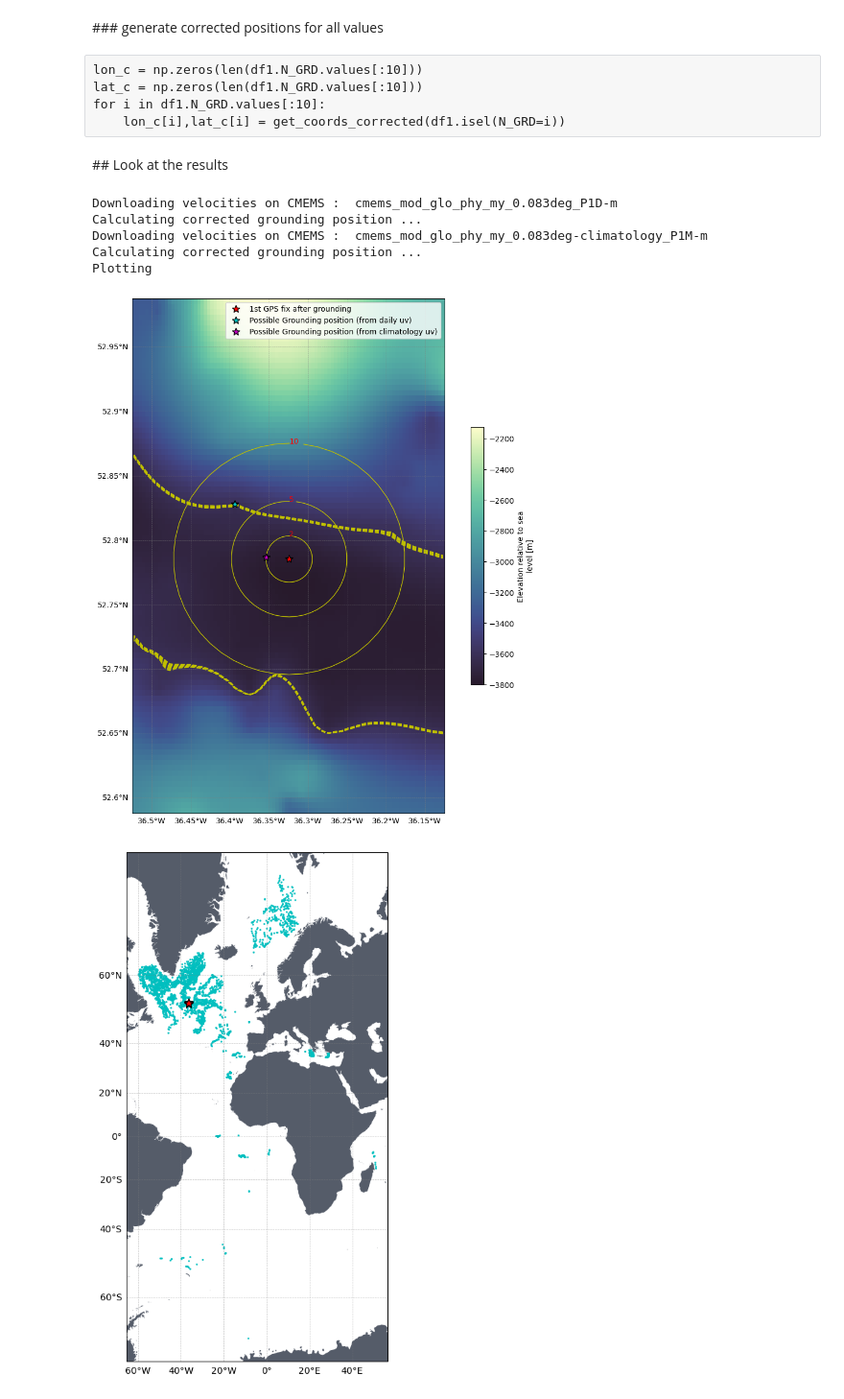
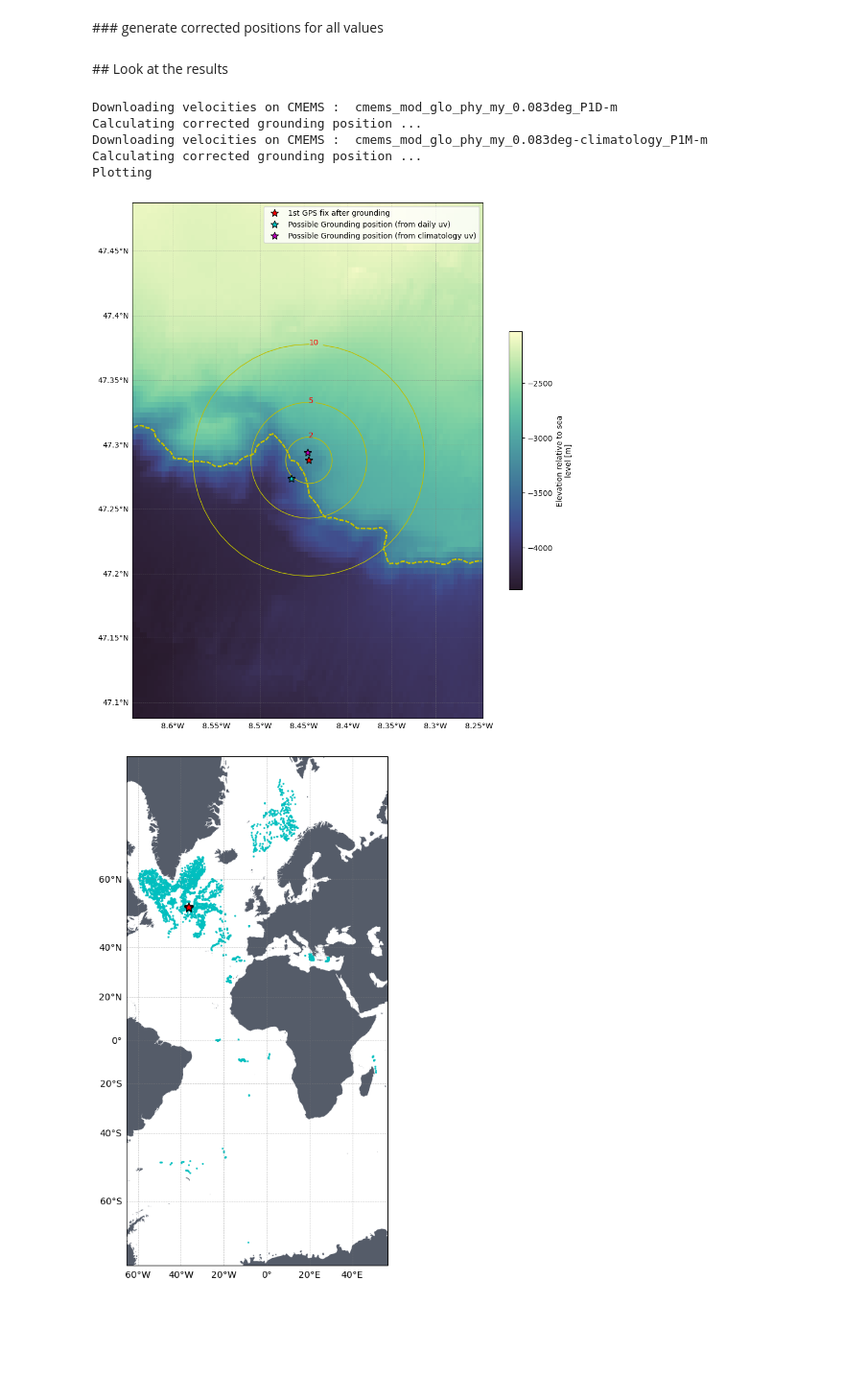
Before and after one commit to quai20/argobathy, a Jupyter notebook: deep/deep_profiles.ipynb, the cells around one changed output. Shown: that part at 96% size. Saved outputs shown, nothing was run; the diff lists cells and outputs as text; code cells hidden in the pictures; blank space fills up the shorter version.

```diff
--- a/deep/deep_profiles.ipynb
+++ b/deep/deep_profiles.ipynb
@@ -137,4 +131,4 @@ df1 = df1.where(~df1['GROUNDING_DEPTH'].isnull(),drop=True)
 # %%
 df1.to_netcdf('grd_descent_to_profiles.nc')
 # %%
-df1 = xr.open_dataset('working_ds.nc')
+df1 = xr.open_dataset('working_ds_2.nc')
@@ -252,7 +264,7 @@ def get_coords_corrected_glo(du):
     azim = np.degrees(np.arctan2(uom,vom))
     dist = np.sqrt(uom**2 + vom**2)
     origin = Geodesic().direct([du.LONGITUDE.values,du.LATITUDE.values],azim,dist)
-    return origin[0][0], origin[0][1], vel_glo
+    return origin[0][0], origin[0][1] #, vel_glo
 # %% [markdown]
 ### then the climatology
 # %%
@@ -280,11 +292,6 @@ def get_coords_corrected_cli(du):
     azim = np.degrees(np.arctan2(uom,vom))
     dist = np.sqrt(uom**2 + vom**2)
     origin = Geodesic().direct([du.LONGITUDE.values,du.LATITUDE.values],azim,dist)
-    return origin[0][0], origin[0][1], vel_glo
+    return origin[0][0], origin[0][1] #, vel_glo
 # %% [markdown]
 ### generate corrected positions for all values
-# %% [raw]
-lon_c = np.zeros(len(df1.N_GRD.values[:10]))
-lat_c = np.zeros(len(df1.N_GRD.values[:10]))
-for i in df1.N_GRD.values[:10]:
-    lon_c[i],lat_c[i] = get_coords_corrected(df1.isel(N_GRD=i))
@@ -291,11 +300,14 @@ for i in df1.N_GRD.values[:10]:
 # %% [markdown]
 ## Look at the results
 # %%
-i = 70
+i = 2
 du = df1.isel(N_GRD=i)
 
-lon_ci0,lat_ci0,ds0 = get_coords_corrected_glo(df1.isel(N_GRD=i))
-lon_ci1,lat_ci1,ds1= get_coords_corrected_cli(df1.isel(N_GRD=i))
+lon_ci0,lat_ci0 = get_coords_corrected_glo(df1.isel(N_GRD=i))
+lon_ci1,lat_ci1 = get_coords_corrected_cli(df1.isel(N_GRD=i))
+#lon_ci0,lat_ci0 = lon_c0[i], lat_c0[i]
+#lon_ci1,lat_ci1 = lon_c1[i], lat_c1[i]
+
 
 print("Plotting")
 #bathy = etopo
@@ -309,34 +321,34 @@ ax = fig.add_subplot(1,1,1, projection=ccrs.Mercator())
 ax.add_feature(land_feature, edgecolor=None)
 
 bathy.where((bathy[bdim['x']]>du['LONGITUDE'].values-rsize)&(bathy[bdim['x']]<du['LONGITUDE'].values+rsize)&(bathy[bdim['y']]>du['LATITUDE'].values-rsize)&(bathy[bdim['y']]<du['LATITUDE'].values+rsize),
             drop=True)[bdim['z']].plot(cmap=cmocean.cm.deep_r, cbar_kwargs={'shrink': 0.5},ax=ax, transform=ccrs.PlateCarree())
 bathy.where((bathy[bdim['x']]>du['LONGITUDE'].values-rsize)&(bathy[bdim['x']]<du['LONGITUDE'].values+rsize)&(bathy[bdim['y']]>du['LATITUDE'].values-rsize)&(bathy[bdim['y']]<du['LATITUDE'].values+rsize),
             drop=True)[bdim['z']].plot.contour(x=bdim['x'],y=bdim['y'],levels=np.arange(-du['GROUNDING_DEPTH']-5,-du['GROUNDING_DEPTH']+5),colors='y',ax=ax, transform=ccrs.PlateCarree())
 
 ax.plot(du['LONGITUDE'],du['LATITUDE'],'*r', markersize=10, markeredgecolor='k', alpha=1, transform=ccrs.PlateCarree(),zorder=10,label='1st GPS fix after grounding')
 ax.plot(lon_ci0,lat_ci0,'*c', markersize=10, markeredgecolor='k', alpha=1, transform=ccrs.PlateCarree(),zorder=11,label='Possible Grounding position (from daily uv)')
 ax.plot(lon_ci1,lat_ci1,'*m', markersize=10, markeredgecolor='k', alpha=1, transform=ccrs.PlateCarree(),zorder=11,label='Possible Grounding position (from climatology uv)')
 plt.legend()
 
 rads = [2,5,10]
 for r in rads:
     PTS=np.array(Geodesic().circle(lon=du['LONGITUDE'].values,lat=du['LATITUDE'].values,radius=r*1000,n_samples=50))
     ax.plot(PTS[:,0],PTS[:,1],'y-',linewidth=1, transform=ccrs.PlateCarree())
     ax.text(PTS[0,0],PTS[0,1],str(r),color='r',transform=ccrs.PlateCarree())
 
 gl = ax.gridlines(crs=ccrs.PlateCarree(), draw_labels=True,
                   linewidth=0.5, color='gray', alpha=0.5, linestyle='--')
 gl.top_labels = False
 gl.right_labels = False
 gl.xformatter = LONGITUDE_FORMATTER
 gl.yformatter = LATITUDE_FORMATTER
 # %% [output]
 Downloading velocities on CMEMS :  cmems_mod_glo_phy_my_0.083deg_P1D-m
 Calculating corrected grounding position ...
 Downloading velocities on CMEMS :  cmems_mod_glo_phy_my_0.083deg-climatology_P1M-m
 Calculating corrected grounding position ...
 Plotting
-[figure, old version]
+[figure, new version]
 # %%
 fig=plt.figure(figsize=(12,10))
 ax = fig.add_subplot(1, 1, 1, projection=ccrs.Mercator())
```
Also changed, not shown: parts of 8 cells of this notebook, 16 other files.
